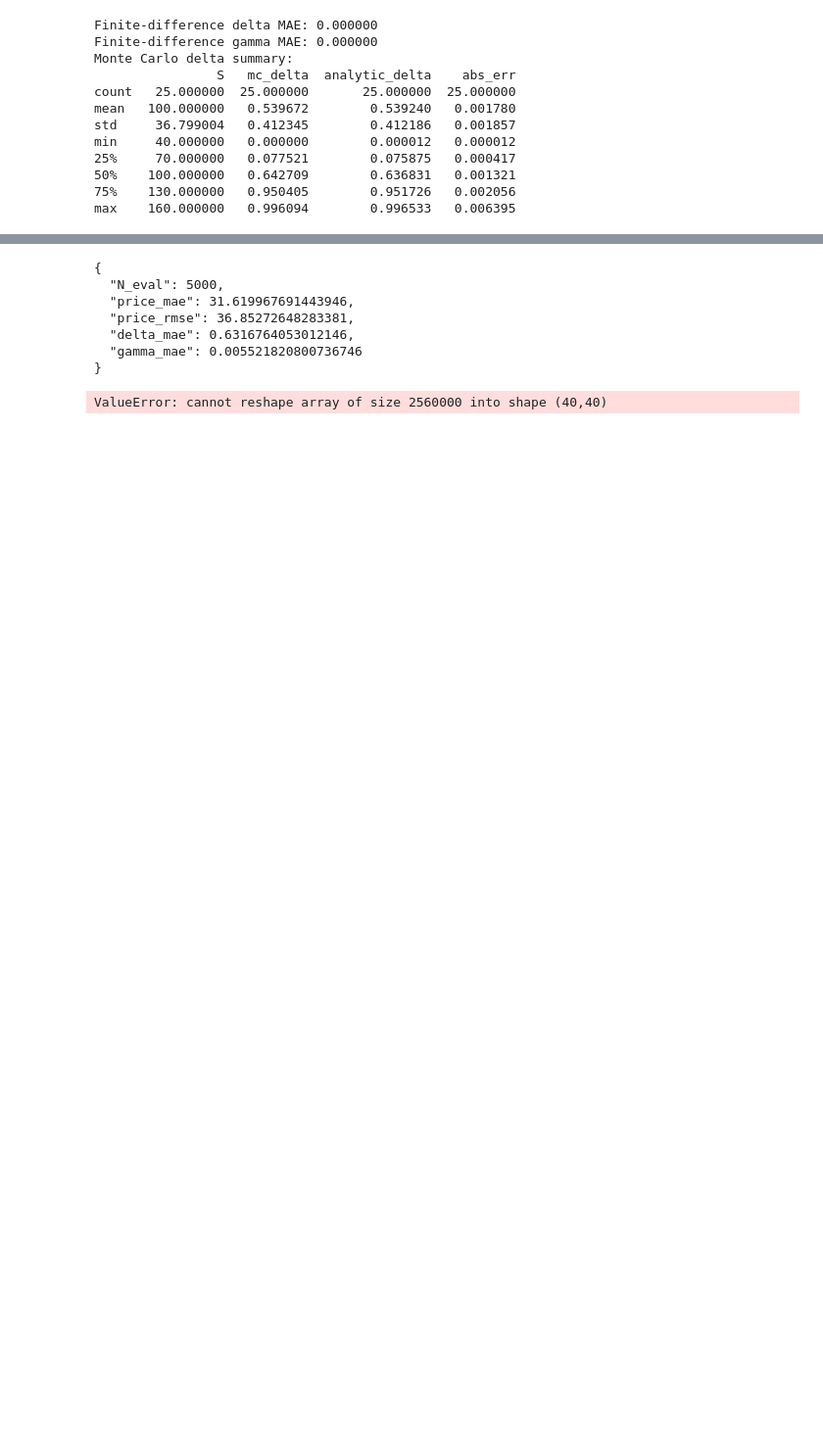
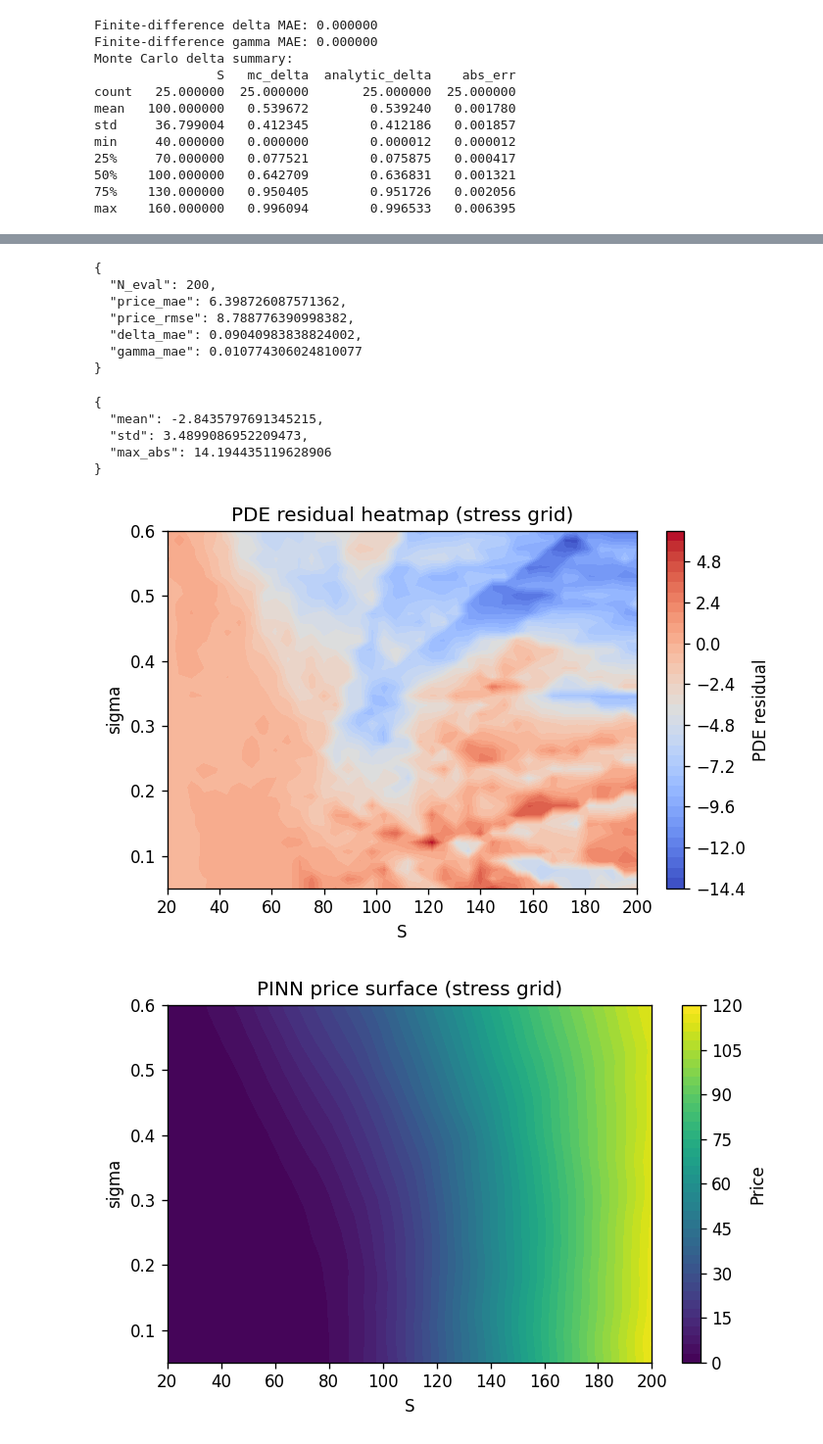
Before and after one commit to drewverzino/Neural-PDE-Option-Greeks, a Jupyter notebook: notebooks/System_Stress_Test.ipynb, the cells around one changed output, grey strips where cells are left out. Shown: that part at 98% size. Drawn from its saved outputs; the diff is of its cells as text; code cells hidden in the pictures; blank space fills up the shorter version.

Commit message:
added train/val/test capabilities. added extensive visualizations for analytic/benchark vs PINN performance. updated loss criterion

```diff
--- a/notebooks/System_Stress_Test.ipynb
+++ b/notebooks/System_Stress_Test.ipynb
@@ -89,17 +89,23 @@ Project root: /Users/amv10802/Documents/Neural-PDE-Option-Greeks
 
 # 1) Configuration (edit values here for quick experiments)
 CONFIG = {
-    'train_epochs': 10,
+    'train_epochs': 50,
     'batch_size': 4096,
     'learning_rate': 1e-3,
+    'use_warmup': True,
     'warmup_steps': 500,
     'grad_clip': 1.0,
+    'adaptive_sampling': True,
+    'adaptive_every': 5,
+    'adaptive_points': 20_000,
+    'adaptive_radius': 0.1,
+    'adaptive_eval_samples': 50_000,
     'baseline_samples': 1000,
     'mc_paths': 20000,
     'mc_eval_points': 25,
     'num_val_samples': 5000,
     'residual_grid': 40,
-    'load_existing_checkpoint': True,
+    'load_existing_checkpoint': False,
     'save_checkpoint': False,
     'checkpoint_name': 'pinn_checkpoint.pt',
     'device': DEFAULT_DEVICE,
@@ -340,6 +325,8 @@ if not TORCH_OK or model is None:
     evaluation_summary = None
     print('Skipping evaluation step (model unavailable).')
 else:
+    from src.preprocessing import normalize_inputs
+
     model.eval()
     device = next(model.parameters()).device
     N_eval = min(CONFIG['num_val_samples'], len(val_df))
@@ -352,17 +339,14 @@ else:
 
     S = torch.tensor(S_np, dtype=torch.float32, device=device, requires_grad=True)
     t = torch.tensor(t_np, dtype=torch.float32, device=device, requires_grad=True)
-    sigma = torch.tensor(sigma_np, dtype=torch.float32, device=device, requires_grad=True)
+    sigma = torch.tensor(sigma_np, dtype=torch.float32, device=device)
 
-    inputs = torch.stack([S, t, sigma], dim=1)
-    inputs.requires_grad_(True)
-    preds = model(inputs).squeeze()
+    features = normalize_inputs(S, t, sigma)
+    preds = model(features).squeeze()
 
     ones = torch.ones_like(preds)
-    grad = torch.autograd.grad(preds, inputs, grad_outputs=ones, create_graph=True)[0]
-    delta = grad[:, 0]
-    # Gamma: derivative of delta with respect to S
-    gamma = torch.autograd.grad(delta, inputs, grad_outputs=torch.ones_like(delta), create_graph=True)[0][:, 0]
+    delta = torch.autograd.grad(preds, S, ones, create_graph=True)[0]
+    gamma = torch.autograd.grad(delta, S, torch.ones_like(delta), create_graph=True)[0]
 
     preds_np = preds.detach().cpu().numpy()
     delta_np = delta.detach().cpu().numpy()
@@ -388,11 +372,11 @@ else:
     print(json.dumps(evaluation_summary, indent=2))
 # %% [output]
 {
-  "N_eval": 5000,
-  "price_mae": 31.619967691443946,
-  "price_rmse": 36.85272648283381,
-  "delta_mae": 0.6316764053012146,
-  "gamma_mae": 0.005521820800736746
+  "N_eval": 200,
+  "price_mae": 6.398726087571362,
+  "price_rmse": 8.788776390998382,
+  "delta_mae": 0.09040983838824002,
+  "gamma_mae": 0.010774306024810077
 }
 # %%
 
@@ -402,6 +386,7 @@ if not TORCH_OK or model is None:
     print('Skipping PDE residual diagnostics (model unavailable).')
 else:
     from src.losses import compute_pde_residual
+    from src.preprocessing import normalize_inputs
 
     device = next(model.parameters()).device
     G = CONFIG['residual_grid']
@@ -412,8 +397,8 @@ else:
 
     resid = compute_pde_residual(
         model,
-        S_mesh.flatten(),
-        t_mesh.flatten(),
+        S_mesh.flatten().requires_grad_(True),
+        t_mesh.flatten().requires_grad_(True),
         sigma_mesh.flatten(),
         r=r,
     )
@@ -421,37 +406,43 @@ else:
 
     residual_stats = {
         'mean': float(resid_np.mean()),
         'std': float(resid_np.std()),
         'max_abs': float(np.max(np.abs(resid_np))),
     }
     print(json.dumps(residual_stats, indent=2))
 
     plt.figure(figsize=(6,4))
     plt.contourf(S_grid.cpu().numpy(), sigma_grid.cpu().numpy(), resid_np.T, levels=40, cmap='coolwarm')
     plt.colorbar(label='PDE residual')
     plt.xlabel('S')
     plt.ylabel('sigma')
     plt.title('PDE residual heatmap (stress grid)')
     plt.tight_layout()
     plt.savefig(FIGURES_DIR / 'stress_test' / 'pde_residual_heatmap.png', dpi=200)
 
     with torch.no_grad():
-        coords = torch.stack([
+        features = normalize_inputs(
             S_mesh.flatten(),
             t_mesh.flatten(),
             sigma_mesh.flatten(),
-        ], dim=1)
-        surface = model(coords).detach().cpu().numpy().reshape(G, G)
+        )
+        surface = model(features).detach().cpu().numpy().reshape(G, G)
     plt.figure(figsize=(6,4))
     plt.contourf(S_grid.cpu().numpy(), sigma_grid.cpu().numpy(), surface.T, levels=40, cmap='viridis')
     plt.colorbar(label='Price')
     plt.xlabel('S')
     plt.ylabel('sigma')
     plt.title('PINN price surface (stress grid)')
     plt.tight_layout()
     plt.savefig(FIGURES_DIR / 'stress_test' / 'surface_grid.png', dpi=200)
 # %% [output]
-ValueError: cannot reshape array of size 2560000 into shape (40,40)
+{
+  "mean": -2.8435797691345215,
+  "std": 3.4899086952209473,
+  "max_abs": 14.194435119628906
+}
+[figure, added]
+[figure, added]
 # %%
 
 # 8) Consolidated summary + optional JSON export
```
Also changed, not shown: parts of 6 cells of this notebook, 45 other files.
